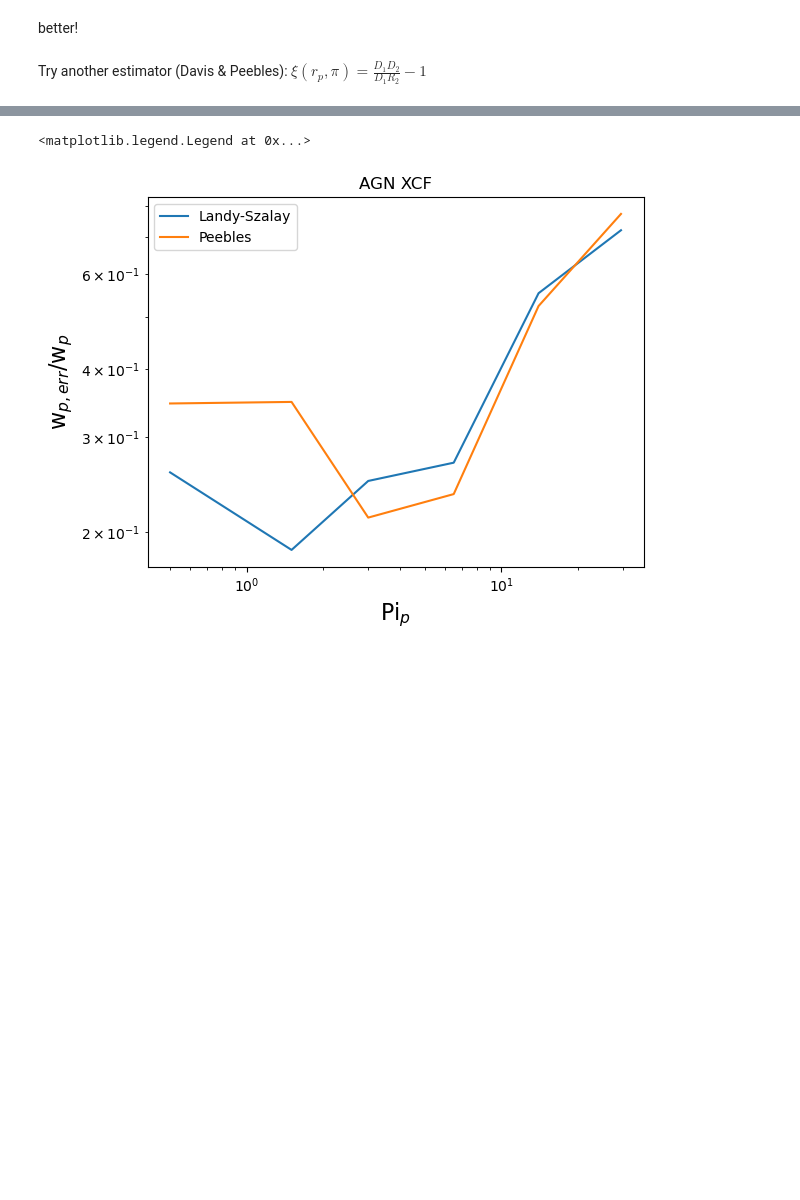
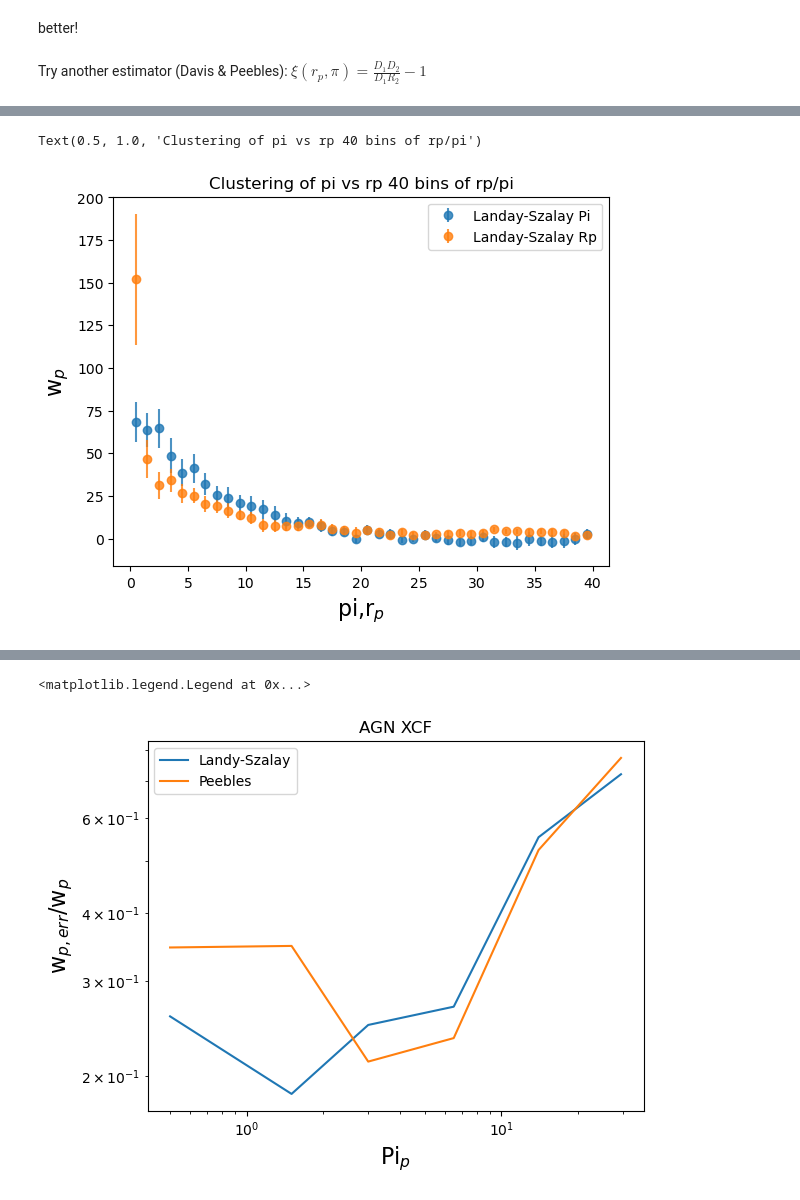
Before and after one commit to mcp74/AGNclustering, a Jupyter notebook: clustering_test.ipynb, the cells around one changed output, grey strips where cells are left out. Drawn from its saved outputs; the diff is of its cells as text; code cells hidden in the pictures; blank space fills up the shorter version.

```diff
--- a/clustering_test.ipynb
+++ b/clustering_test.ipynb
@@ -565,0 +658,3 @@ In gridlink_mocks_double> Running with [nmesh_x, nmesh_y, nmesh_z]  = 20,20,10.
+# %%
+# Landay-Szalay 40 rp bins Wp(rp)
+rp_lin,wp_lin_ls,wp_lin_ls_err,Mag= w.cross_wp(d1=agn, d2=gal, r1=arand, r2=grand, bins=linbins, pimax=pimax, m=5, estimator='L')
@@ -565,0 +742,3 @@ In gridlink_mocks_double> Running with [nmesh_x, nmesh_y, nmesh_z]  = 20,20,10.
+# %%
+# Landay-Szalay 40 pi bins Wp(pi)
+pi_lin, wppi_lin_ls= wz.cross_wppi(d1=agn, d2=gal, r1=arand, r2=grand, bins=linbins, pibins=linpibins, pimax=pimax, m=5, estimator='L')
@@ -566 +779,11 @@ In gridlink_mocks_double> Running with [nmesh_x, nmesh_y, nmesh_z]  = 20,20,10.
+# %%
+plt.errorbar(pi_lin,wppi_lin_ls,yerr=wppi_lin_ls_err,fmt='o',label='Landay-Szalay Pi',alpha=0.8)
+plt.errorbar(rp_lin,wp_lin_ls,yerr=wp_lin_ls_err,fmt='o',label='Landay-Szalay Rp',alpha=0.8)
+plt.legend()
+plt.xlabel('pi,r$_{p}$',fontsize=16)
+plt.ylabel('w$_{p}$',fontsize=16)
+plt.title('Clustering of pi vs rp 40 bins of rp/pi')
+# %% [output]
+Text(0.5, 1.0, 'Clustering of pi vs rp 40 bins of rp/pi')
+[figure, added]
 # %%
```
Also changed, not shown: parts of 39 cells of this notebook, 2 other files.
